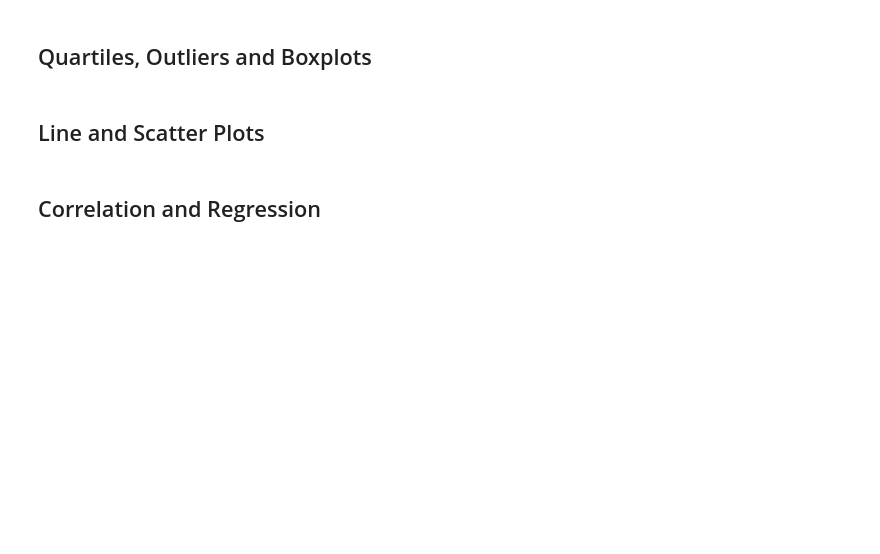
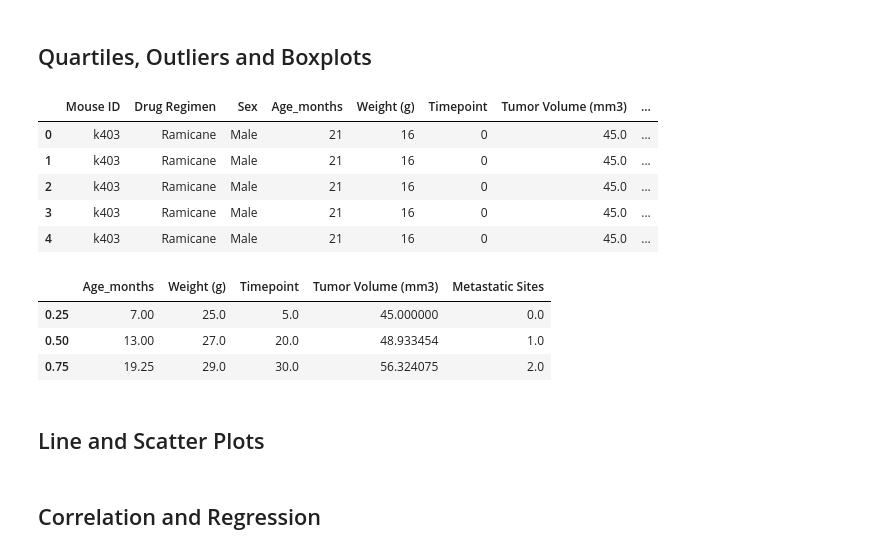
Before and after one commit to melissapeck88/Matplotlib, a Jupyter notebook: Pymaceuticals/pymaceuticals_starter.ipynb, the cells around one changed output. Saved outputs shown, nothing was run; the diff lists cells and outputs as text; code cells hidden in the pictures; blank space fills up the shorter version.

```diff
--- a/Pymaceuticals/pymaceuticals_starter.ipynb
+++ b/Pymaceuticals/pymaceuticals_starter.ipynb
@@ -191,20 +198,33 @@ plt.show()
 # %%
 # Calculate the final tumor volume of each mouse across four of the treatment regimens:
 # Capomulin, Ramicane, Infubinol, and Ceftamin
 
 # Start by getting the last (greatest) timepoint for each mouse
+final_timepoint = mouse_study_working.groupby("Mouse ID")[["Timepoint"]].max()
+final_timepoint
 
 
 # Merge this group df with the original dataframe to get the tumor volume at the last timepoint
+merged_final_timepoint = pd.merge(mouse_study_working, final_timepoint, on=["Timepoint"])
+merged_final_timepoint.head()
+# %% [output]
+|  | Mouse ID | Drug Regimen | Sex | Age_months | Weight (g) | Timepoint | Tumor Volume (mm3) | ... |
+| 0 | k403 | Ramicane | Male | 21 | 16 | 0 | 45.0 | ... |
+| 1 | k403 | Ramicane | Male | 21 | 16 | 0 | 45.0 | ... |
+| 2 | k403 | Ramicane | Male | 21 | 16 | 0 | 45.0 | ... |
+| 3 | k403 | Ramicane | Male | 21 | 16 | 0 | 45.0 | ... |
+| 4 | k403 | Ramicane | Male | 21 | 16 | 0 | 45.0 | ... |
 # %%
 # Put treatments into a list for for loop (and later for plot labels)
-
+treatments = ["Capomulin", "Ceftamin", "Infubinol", "Ketapril", "Naftisol", "Placebo", "Propriva", "Ramicane", "Stelasyn", "Zoniferol"]
 
 # Create empty list to fill with tumor vol data (for plotting)
-
+tumor_vol_list= []
 
 # Calculate the IQR and quantitatively determine if there are any potential outliers.
-
+quartiles = mouse_study_working.quantile([.25,.5,.75])
+quartiles
+number_under_q1 = mouse_study_working.count()
 
     # Locate the rows which contain mice on each drug and get the tumor volumes
 
@@ -213,6 +233,11 @@ plt.show()
 
 
     # Determine outliers using upper and lower bounds
+# %% [output]
+|  | Age_months | Weight (g) | Timepoint | Tumor Volume (mm3) | Metastatic Sites |
+| 0.25 | 7.00 | 25.0 | 5.0 | 45.000000 | 0.0 |
+| 0.50 | 13.00 | 27.0 | 20.0 | 48.933454 | 1.0 |
+| 0.75 | 19.25 | 29.0 | 30.0 | 56.324075 | 2.0 |
 # %%
 # Generate a box plot of the final tumor volume of each mouse across four regimens of interest
 # %% [markdown]
```
Also changed, not shown: parts of 2 cells of this notebook.
